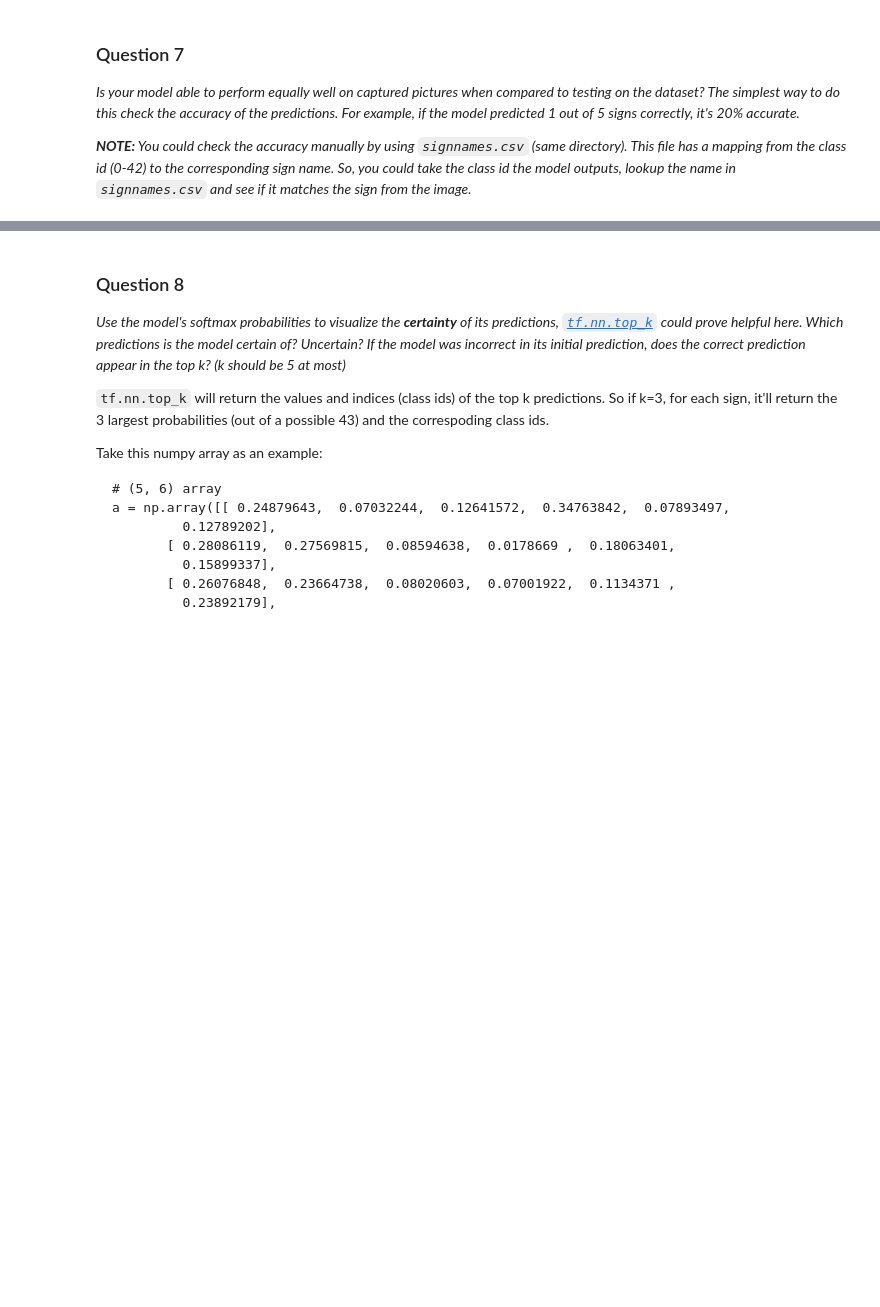
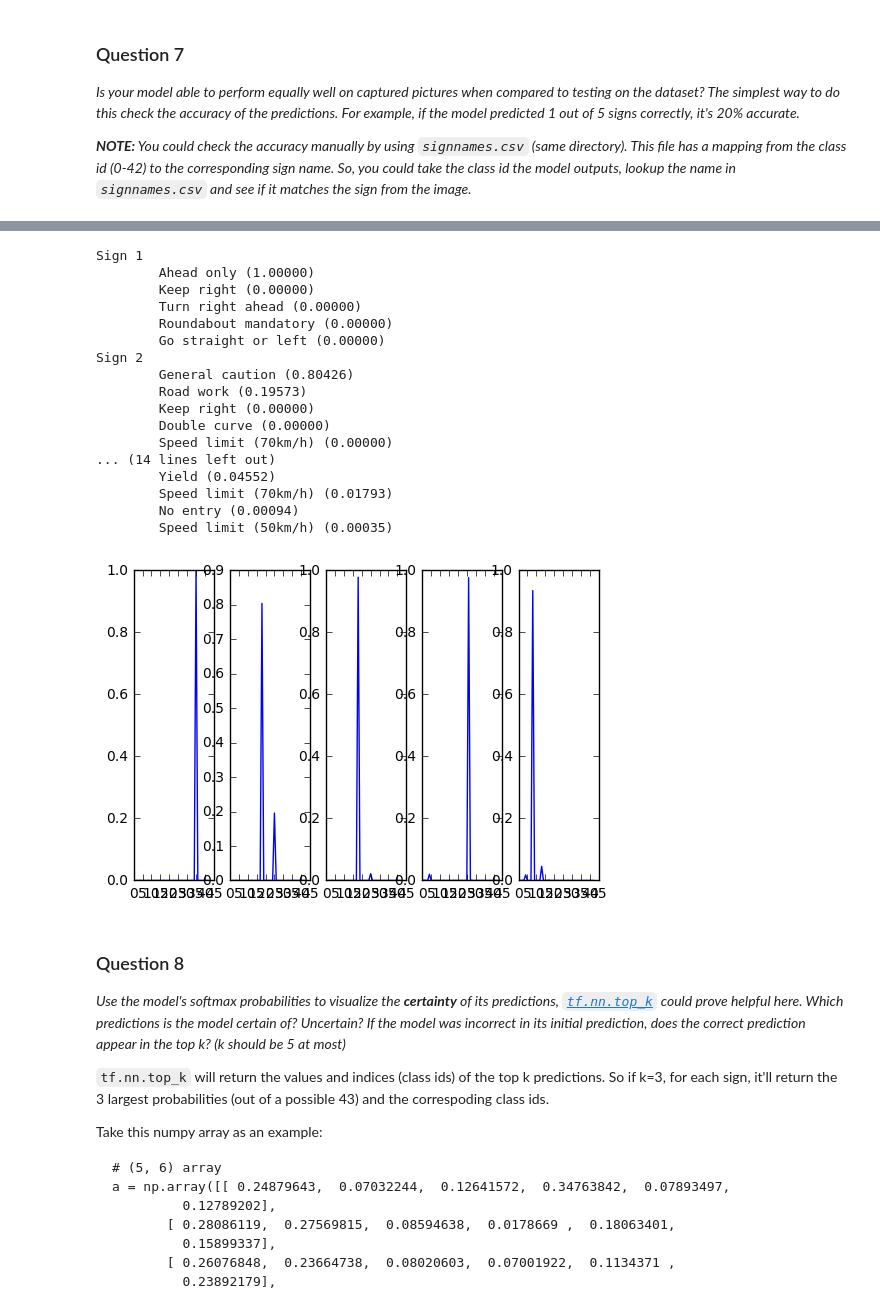
Before and after one commit to mqvist/CarND-Traffic-Sign-Classifier-Project, a Jupyter notebook: Traffic_Sign_Classifier.ipynb, the cells around one changed output, grey strips where cells are left out. Cells and saved outputs as stored; diff of their text form; code cells hidden in the pictures; blank space fills up the shorter version.

```diff
--- a/Traffic_Sign_Classifier.ipynb
+++ b/Traffic_Sign_Classifier.ipynb
@@ -125,6 +139,9 @@ _Describe how you preprocessed the data. Why did you choose that technique?_
 ### Generate data additional data (OPTIONAL!)
 ### and split the data into training/validation/testing sets here.
 ### Feel free to use as many code cells as needed.
+from sklearn.model_selection import train_test_split
+
+X_train, X_validation, y_train, y_validation = train_test_split(X_train, y_train, test_size=0.2, random_state=0)
 # %% [markdown]
 ### Question 2
 
@@ -146,0 +229,8 @@ _What does your final architecture look like? (Type of model, layers, sizes, con
+# %%
+rate = 0.001
+
+logits = LeNet(x)
+cross_entropy = tf.nn.softmax_cross_entropy_with_logits(logits, one_hot_y)
+loss_operation = tf.reduce_mean(cross_entropy)
+optimizer = tf.train.AdamOptimizer(learning_rate = rate)
+training_operation = optimizer.minimize(loss_operation)
@@ -195,3 +381,39 @@ _**NOTE:** You could check the accuracy manually by using `signnames.csv` (same
+# %%
+### Visualize the softmax probabilities here.
+### Feel free to use as many code cells as needed.
+
+with tf.Session() as sess:
+    saver.restore(sess, './traffic_sign')
+    predictions = sess.run(tf.nn.softmax(logits), feed_dict={x: traffic_signs})
+    top_5 = sess.run(tf.nn.top_k(predictions, k=5))
+    for i in range(len(traffic_signs)):
+        print('Sign', i + 1)
+        for j in range(5):
+            sign_id = top_5.indices[i,j]
+            probability = top_5.values[i,j]
+            print('\t{} ({:.5f})'.format(signname_map[sign_id], probability))
+
+        plt.subplot(1, len(traffic_signs), i + 1)
+        plt.plot(predictions[i])
+# %% [output]
+Sign 1
+        Ahead only (1.00000)
+        Keep right (0.00000)
+        Turn right ahead (0.00000)
+        Roundabout mandatory (0.00000)
+        Go straight or left (0.00000)
+Sign 2
+        General caution (0.80426)
+        Road work (0.19573)
+        Keep right (0.00000)
+        Double curve (0.00000)
+        Speed limit (70km/h) (0.00000)
+... (14 lines left out)
+        Yield (0.04552)
+        Speed limit (70km/h) (0.01793)
+        No entry (0.00094)
+        Speed limit (50km/h) (0.00035)
+[figure, added]
 # %% [markdown]
 ### Question 8
 
```
Also changed, not shown: parts of 26 cells of this notebook, 5 other files.
